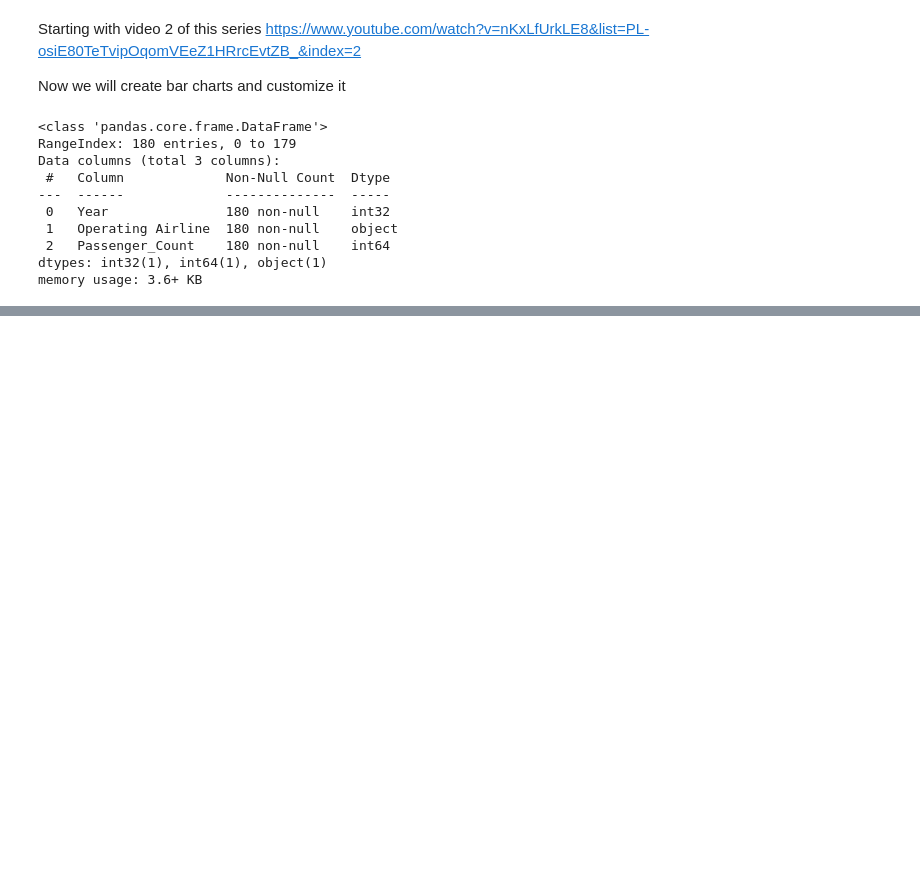
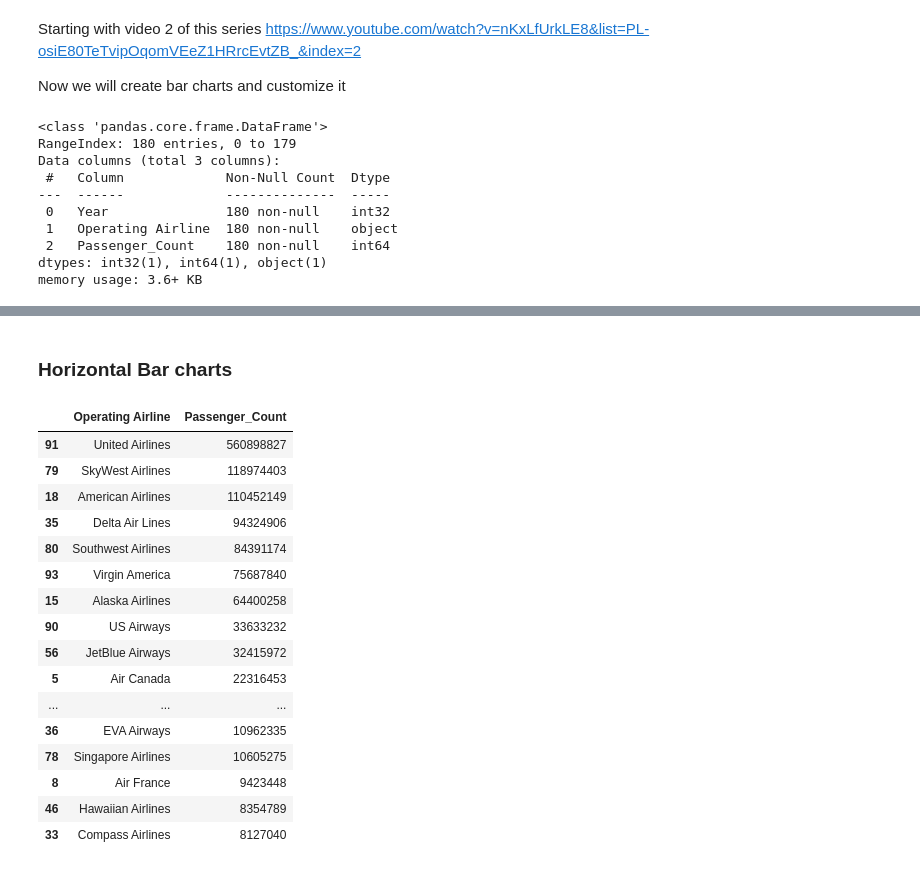
Before and after one commit to atifiu/matplotlib_practice, a Jupyter notebook: Matplotlib_Training1.ipynb, the cells around one changed output, grey strips where cells are left out. Drawn from its saved outputs; the diff is of its cells as text; code cells hidden in the pictures; blank space fills up the shorter version.

```diff
--- a/Matplotlib_Training1.ipynb
+++ b/Matplotlib_Training1.ipynb
@@ -283,0 +305,31 @@ _ = plt.show()
+# %% [markdown]
+### Horizontal Bar charts
+# %%
+# calculate top 10 airlines by passenger count for year 2022
+#df_top10_summary_2022 = df_summary.loc[df_summary.Year == 2010].nlargest(15,'Passenger_Count').shape
+#df_top10_summary_2022
+df_top10_summary = (df[["Passenger Count", "Operating Airline"]]
+    .groupby(["Operating Airline"])
+    .agg(Passenger_Count=("Passenger Count", "sum"))
+    .reset_index().nlargest(20, 'Passenger_Count')
+    )
+
+df_top10_summary
+# %% [output]
+|  | Operating Airline | Passenger_Count |
+| 91 | United Airlines | 560898827 |
+| 79 | SkyWest Airlines | 118974403 |
+| 18 | American Airlines | 110452149 |
+| 35 | Delta Air Lines | 94324906 |
+| 80 | Southwest Airlines | 84391174 |
+| 93 | Virgin America | 75687840 |
+| 15 | Alaska Airlines | 64400258 |
+| 90 | US Airways | 33633232 |
+| 56 | JetBlue Airways | 32415972 |
+| 5 | Air Canada | 22316453 |
+| ... | ... | ... |
+| 36 | EVA Airways | 10962335 |
+| 78 | Singapore Airlines | 10605275 |
+| 8 | Air France | 9423448 |
+| 46 | Hawaiian Airlines | 8354789 |
+| 33 | Compass Airlines | 8127040 |
```
Also changed, not shown: parts of 10 cells of this notebook, 2 other files.
